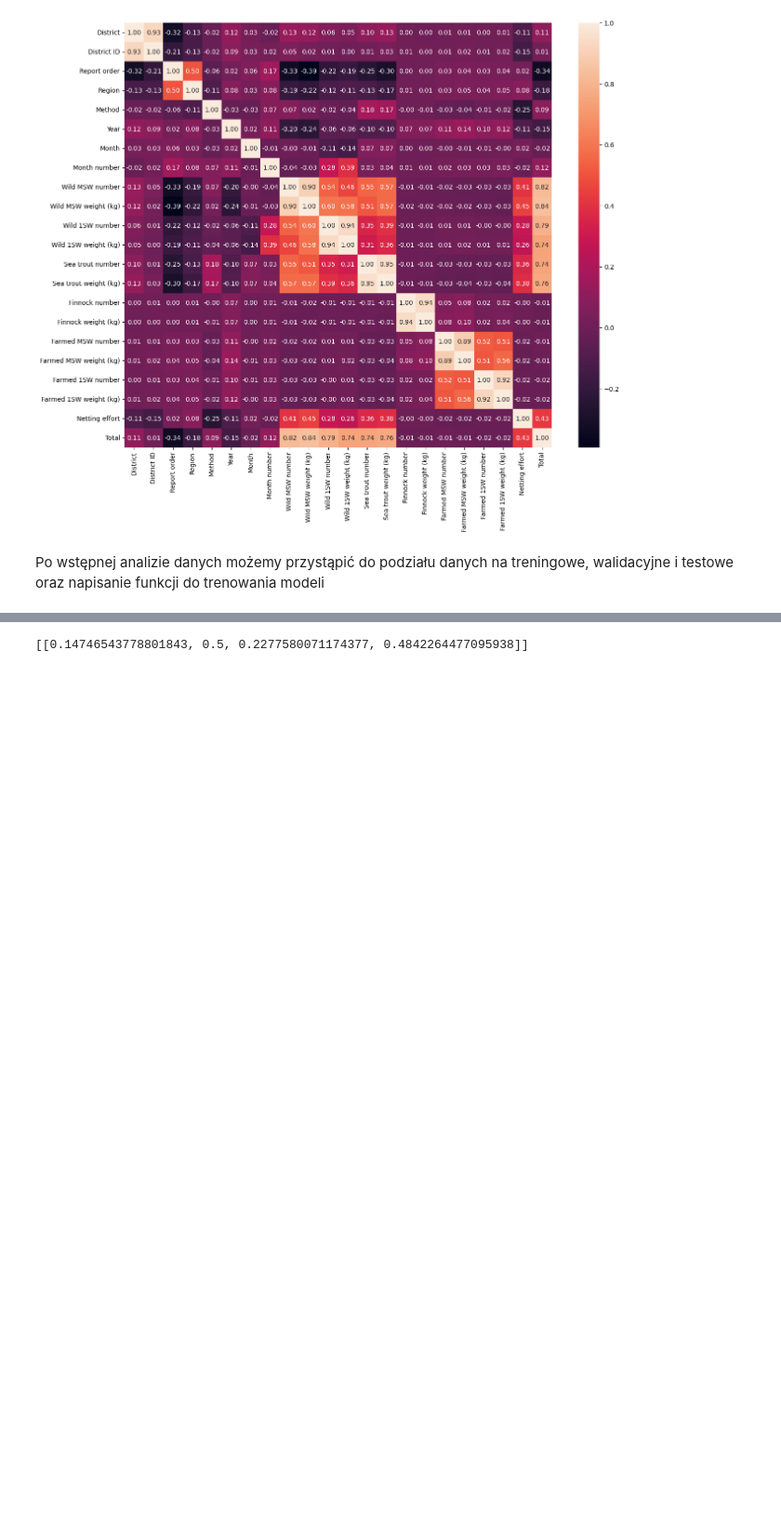
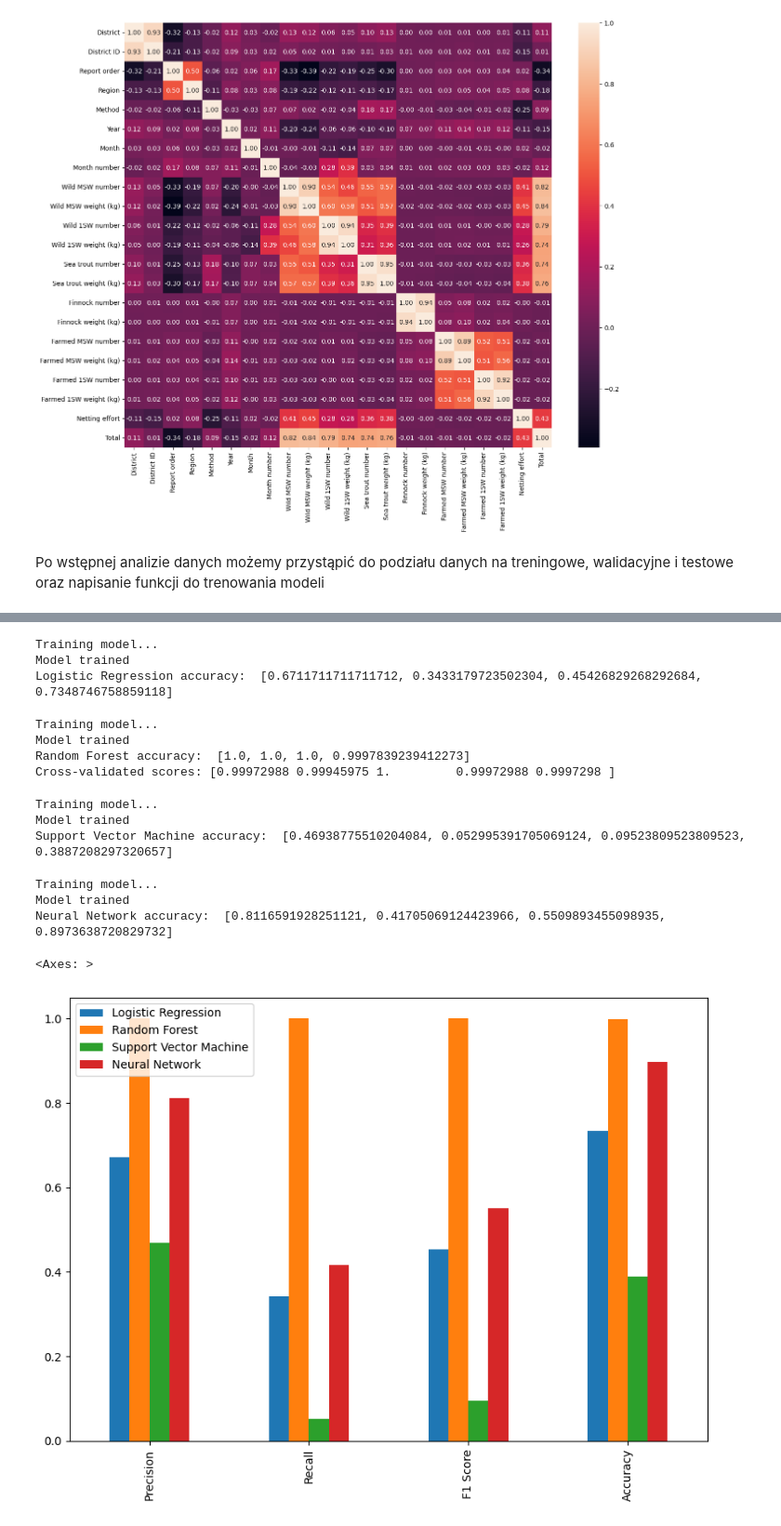
Before and after one commit to Papamus/Salmon-analysis, a Jupyter notebook: salmon-statistics-analysis.ipynb, the cells around one changed output, grey strips where cells are left out. Shown at 93% size. Cells and saved outputs as stored; diff of their text form; code cells hidden in the pictures; blank space fills up the shorter version.

Commit message:
Correcting train_model function and adding several models to train, comparing models results

```diff
--- a/salmon-statistics-analysis.ipynb
+++ b/salmon-statistics-analysis.ipynb
@@ -191,4 +184,52 @@ Please also refer to the documentation for alternative solver options:
-# %%
-accuracy_comparison
-# %% [output]
-[[0.14746543778801843, 0.5, 0.2277580071174377, 0.4842264477095938]]
+# %%
+#MODEL 1 - regresja logistyczna
+#użyliśmy innego solvera niż domyślny, ponieważ domyślny nie działał zbyt dobrze - nasze dane były zbyt skomplikowane dla domyślnego solvera, nawet zwiększając ilość iteracji do prawie miliona, więc użyliśmy solvera 'liblinear', który działał znacznie lepiej
+lr_accuracy = train_model(LogisticRegression(solver='liblinear', max_iter=10000), X_train, Y_train, X_test, Y_test)
+accuracy_comparison = {'Logistic Regression' : lr_accuracy}
+print('Logistic Regression accuracy: ', lr_accuracy)
+# %% [output]
+Training model...
+Model trained
+Logistic Regression accuracy:  [0.6711711711711712, 0.3433179723502304, 0.45426829268292684, 0.7348746758859118]
+# %%
+#MODEL 2 - las losowy
+rf_accuracy = train_model(RandomForestClassifier(), X_train, Y_train, X_test, Y_test)
+accuracy_comparison['Random Forest'] = rf_accuracy
+print('Random Forest accuracy: ', rf_accuracy)
+#poniewaz wynik jest perfekcyjny sprawdzmy to metoda cross walidacji
+from sklearn.model_selection import cross_val_score
+rf = RandomForestClassifier()
+scores = cross_val_score(rf, X_train, Y_train, cv=5)
+print("Cross-validated scores:", scores)
+#jak widzimy wyniki nadal są świetne, więc najprawdopodobniej dane są zbyt proste dla tego modelu
+# %% [output]
+Training model...
+Model trained
+Random Forest accuracy:  [1.0, 1.0, 1.0, 0.9997839239412273]
+Cross-validated scores: [0.99972988 0.99945975 1.         0.99972988 0.9997298 ]
+# %%
+#MODEL 3 - Support Vector Machine
+svc_accuracy = train_model(SVC(), X_train, Y_train, X_test, Y_test)
+accuracy_comparison['Support Vector Machine'] = svc_accuracy
+print('Support Vector Machine accuracy: ', svc_accuracy)
+# %% [output]
+Training model...
+Model trained
+Support Vector Machine accuracy:  [0.46938775510204084, 0.052995391705069124, 0.09523809523809523, 0.3887208297320657]
+# %%
+#Model 4 - Sieć neuronowa
+mlp = MLPClassifier(hidden_layer_sizes=(10, 10, 10), max_iter=1000)
+mlp_accuracy = train_model(mlp, X_train, Y_train, X_test, Y_test)
+accuracy_comparison['Neural Network'] = mlp_accuracy
+print('Neural Network accuracy: ', mlp_accuracy)
+# %% [output]
+Training model...
+Model trained
+Neural Network accuracy:  [0.8116591928251121, 0.41705069124423966, 0.5509893455098935, 0.8973638720829732]
+# %%
+#zwizualizowanie wyników
+accuracy_df = pd.DataFrame(accuracy_comparison, index=['Precision', 'Recall', 'F1 Score', 'Accuracy'])
+accuracy_df.plot(kind='bar', figsize=(10, 7))
+# %% [output]
+<Axes: >
+[figure, added]
```
Also changed, not shown: parts of 6 cells of this notebook.
